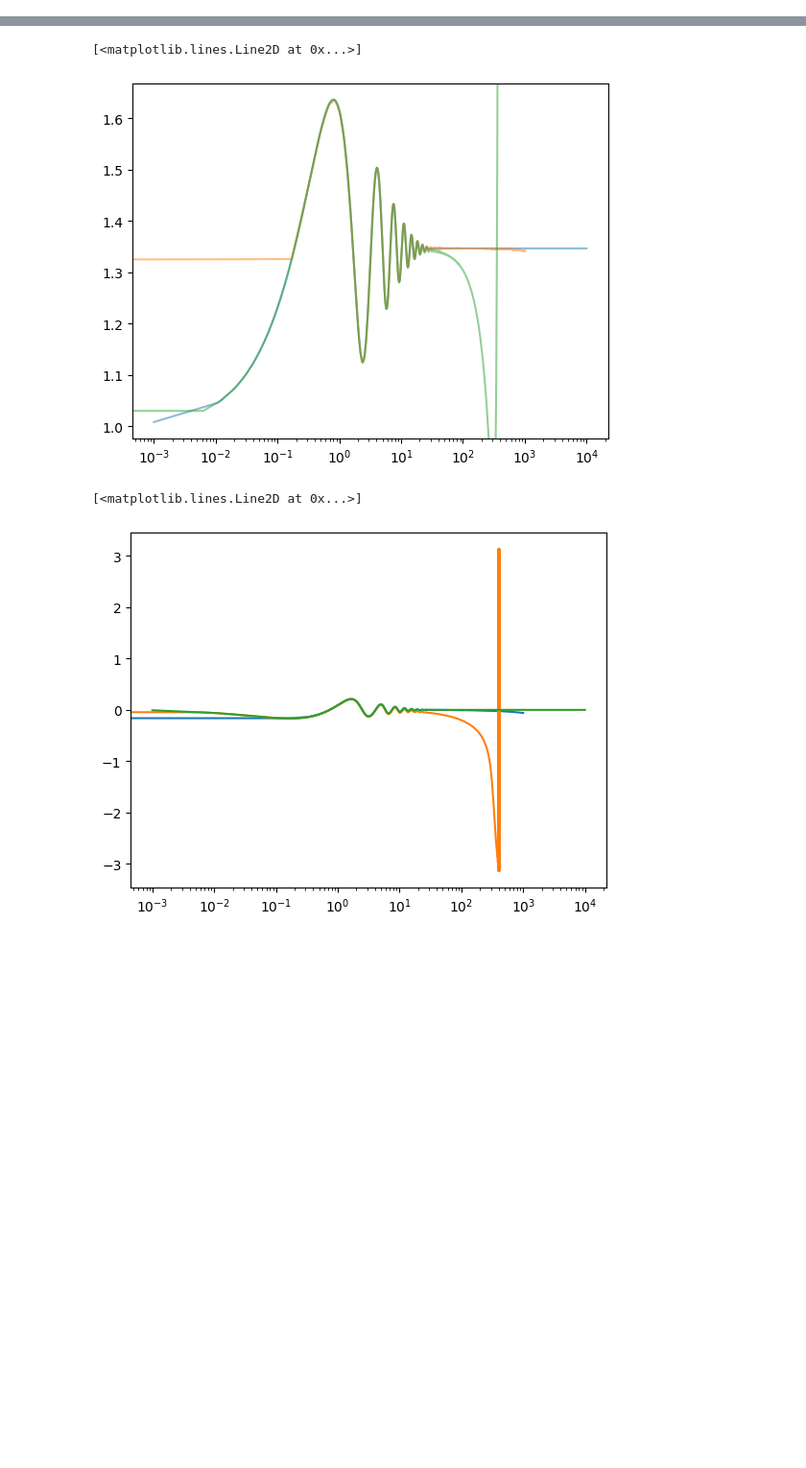
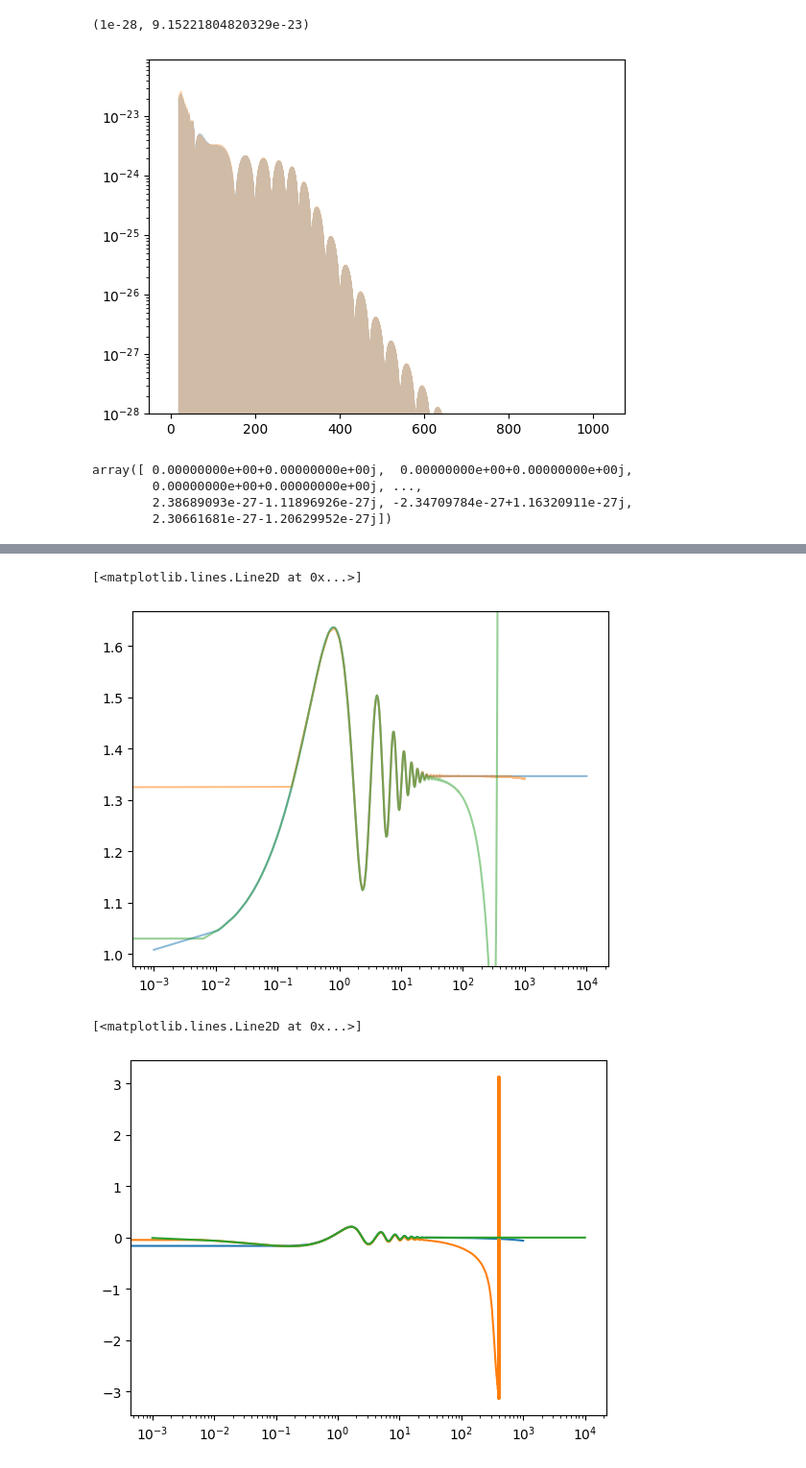
Before and after one commit to mhycheung/glworia, a Jupyter notebook: load_interp_simple.ipynb, the cells around one changed output, grey strips where cells are left out. Shown at 96% size. Saved outputs shown, nothing was run; the diff lists cells and outputs as text; code cells hidden in the pictures; blank space fills up the shorter version.

```diff
--- a/load_interp_simple.ipynb
+++ b/load_interp_simple.ipynb
@@ -108,0 +148,24 @@ wf_param_dict = dict(
+# %%
+def get_strain(injection_parameters, ifos, noise = True):
+    if noise:
+        ifos.set_strain_data_from_power_spectral_densities(
+            sampling_frequency=sampling_frequency,
+            duration=duration,
+            start_time=injection_parameters["geocent_time"] - 2,
+        )
+    else:
+        ifos.set_strain_data_from_zero_noise(
+            sampling_frequency=sampling_frequency,
+            duration=duration,
+            start_time=injection_parameters["geocent_time"] - 2,
+        )
+    ifos.inject_signal(
+        waveform_generator=waveform_generator_lensed, parameters=injection_parameters
+    )
+# %%
+np.random.seed(1234)
+noise = False
+ifos_inject = bilby.gw.detector.InterferometerList(["H1", "L1"])
+get_strain(lens_injection_params, ifos_inject, noise = noise)
+ifos_max_like = bilby.gw.detector.InterferometerList(["H1", "L1"])
+get_strain(lens_max_like, ifos_max_like, noise = noise)
@@ -109,2 +190,16 @@ wf_param_dict = dict(
+# %%
+plt.semilogy(ifos_inject.frequency_array, np.imag(ifos_inject[0].strain_data.frequency_domain_strain), alpha = 0.3)
+plt.semilogy(ifos_max_like.frequency_array, np.imag(ifos_max_like[0].strain_data.frequency_domain_strain), alpha = 0.3)
+plt.ylim(1e-28, None)
+# %% [output]
+(1e-28, 9.15221804820329e-23)
+[figure, added]
+# %%
+ifos[0].strain_data.frequency_domain_strain
+# %% [output]
+array([ 0.00000000e+00+0.00000000e+00j,  0.00000000e+00+0.00000000e+00j,
+        0.00000000e+00+0.00000000e+00j, ...,
+        2.38689093e-27-1.11896926e-27j, -2.34709784e-27+1.16320911e-27j,
+        2.30661681e-27-1.20629952e-27j])
 # %%
 strain_dict = waveform_generator.frequency_domain_strain(wf_param_dict)
```
Also changed, not shown: parts of 11 cells of this notebook, 7 other files.
